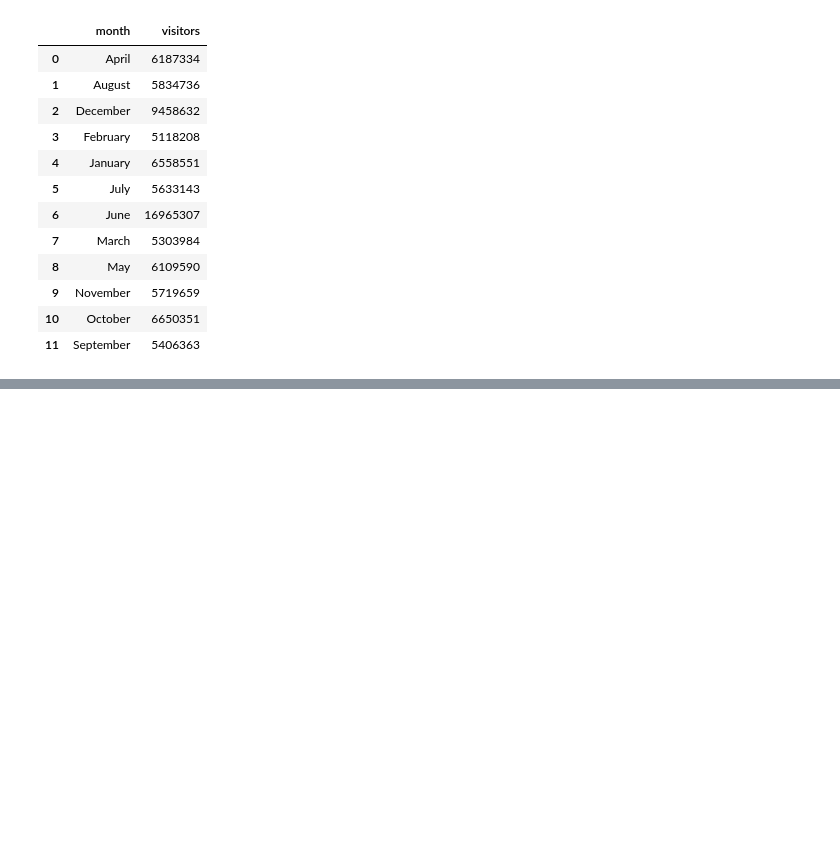
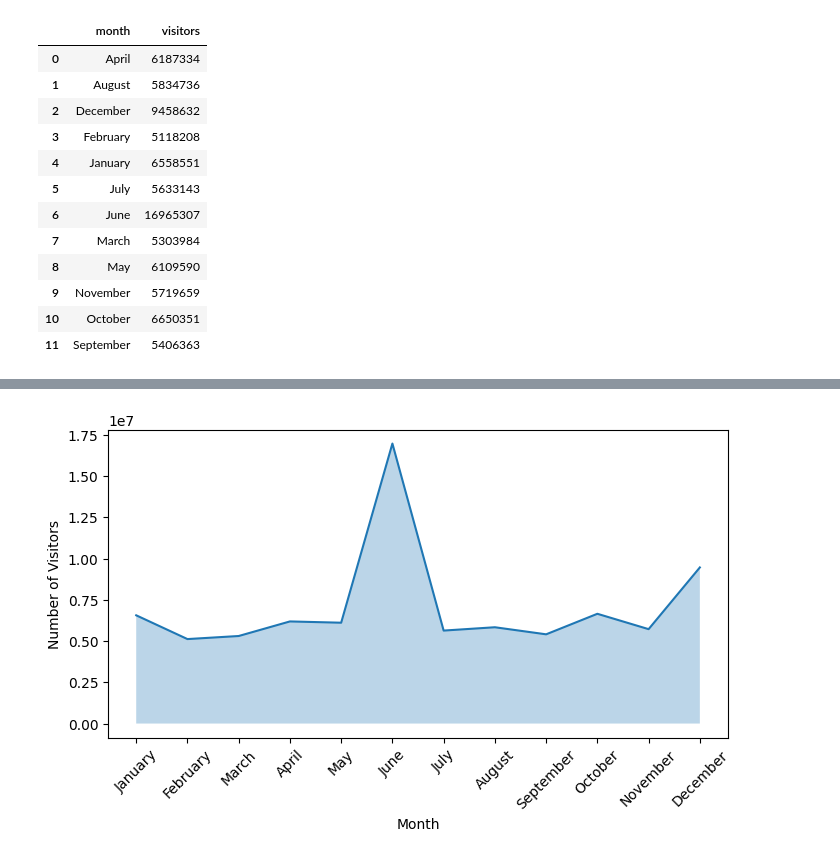
Before and after one commit to sourabhms66/Tourism_Revenue, a Jupyter notebook: codes.ipynb, the cells around one changed output, grey strips where cells are left out. Cells and saved outputs as stored; diff of their text form; code cells hidden in the pictures; blank space fills up the shorter version.

```diff
--- a/codes.ipynb
+++ b/codes.ipynb
@@ -611,3 +611,5 @@ hyderabad.groupby('month')['visitors'].sum().reset_index()
 | 9 | November | 5719659 |
 | 10 | October | 6650351 |
 | 11 | September | 5406363 |
+# %%
+hyderabad_pick_low = hyderabad.groupby('month')['visitors'].sum().reset_index()
@@ -613,0 +618,9 @@ hyderabad.groupby('month')['visitors'].sum().reset_index()
+# %%
+month_order = ['January', 'February', 'March', 'April', 'May', 'June',
+               'July', 'August', 'September', 'October', 'November', 'December']
+
+
+hyderabad_pick_low['month'] = pd.Categorical(hyderabad_pick_low['month'], categories=month_order, ordered=True)
+
+# Sort the DataFrame by the 'months' column
+hyderabad_pick_low = hyderabad_pick_low.sort_values('month')
@@ -613,0 +643,10 @@ hyderabad.groupby('month')['visitors'].sum().reset_index()
+# %%
+plt.figure(figsize=(8, 4))
+sns.lineplot(x='month', y='visitors', data=hyderabad_pick_low)
+plt.fill_between(hyderabad_pick_low['month'], hyderabad_pick_low['visitors'], alpha=0.3)
+plt.xticks(rotation=45)
+plt.xlabel('Month')
+plt.ylabel('Number of Visitors')
+plt.show()
+# %% [output]
+[figure, added]
```
Also changed, not shown: parts of 2 cells of this notebook.
